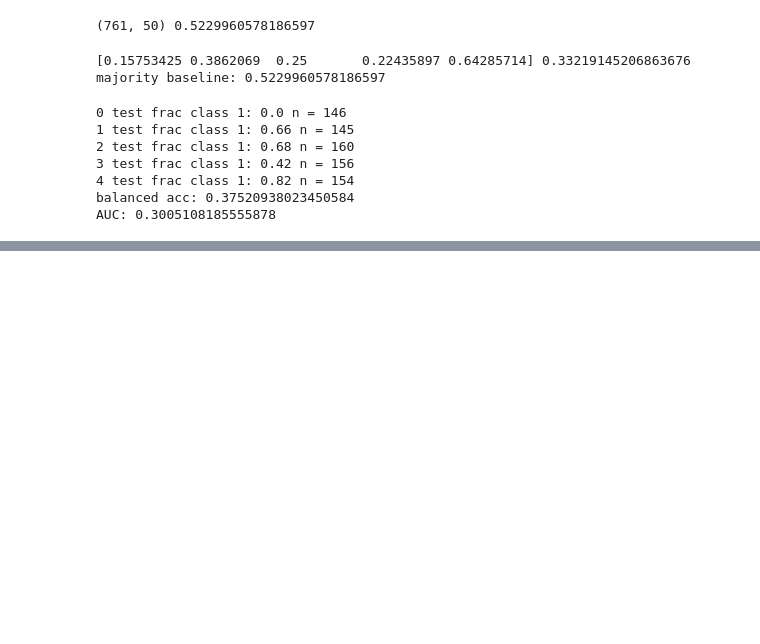
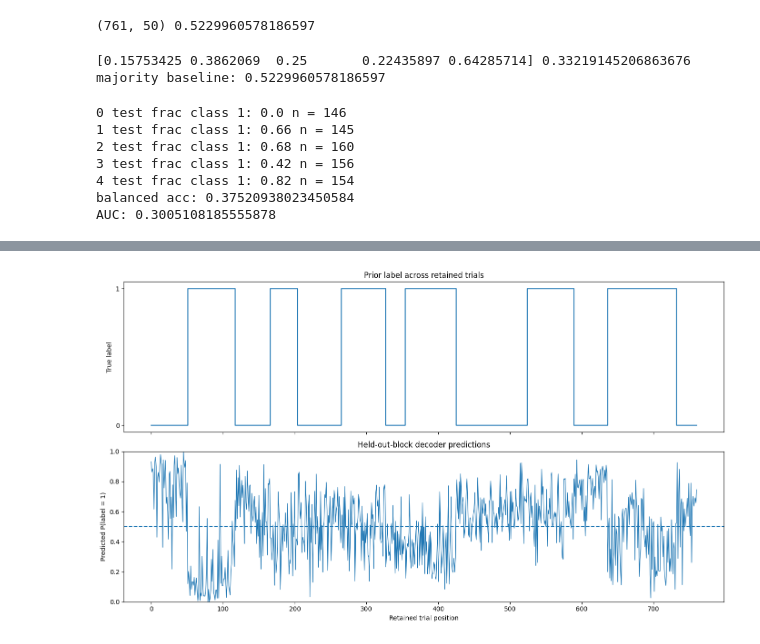
Before and after one commit to mauryaswasti8-droid/Ascendra, a Jupyter notebook: ibl_bwm_explore.ipynb, the cells around one changed output, grey strips where cells are left out. Saved outputs shown, nothing was run; the diff lists cells and outputs as text; code cells hidden in the pictures; blank space fills up the shorter version.

```diff
--- a/ibl_bwm_explore.ipynb
+++ b/ibl_bwm_explore.ipynb
@@ -244,0 +958,33 @@ AUC: 0.3005108185555878
+# %%
+
+import matplotlib.pyplot as plt
+import numpy as np
+
+trial_positions = np.arange(len(y))
+
+fig, axes = plt.subplots(2, 1, figsize=(14, 8), sharex=True)
+
+# True prior label across trials
+axes[0].step(
+    trial_positions, y,
+    where="post", linewidth=1.5
+)
+axes[0].set_ylabel("True label")
+axes[0].set_yticks([0, 1])
+axes[0].set_title("Prior label across retained trials")
+
+# Out-of-fold probabilities
+axes[1].plot(
+    trial_positions, oof_probs,
+    linewidth=1
+)
+axes[1].axhline(0.5, linestyle="--")
+axes[1].set_ylabel("Predicted P(label = 1)")
+axes[1].set_xlabel("Retained trial position")
+axes[1].set_ylim(0, 1)
+axes[1].set_title("Held-out-block decoder predictions")
+
+plt.tight_layout()
+plt.show()
+# %% [output]
+[figure, added]
```
Also changed, not shown: parts of 31 cells of this notebook.
